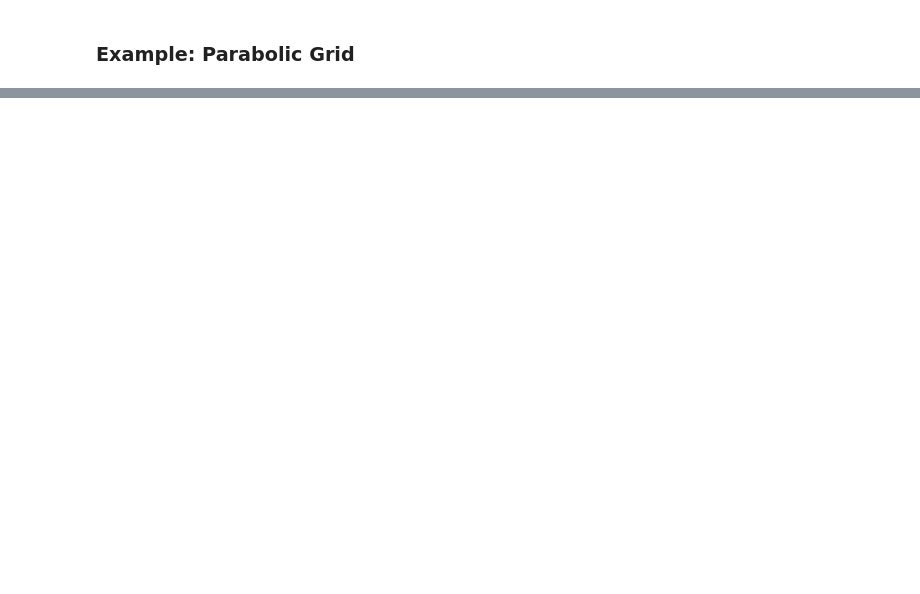
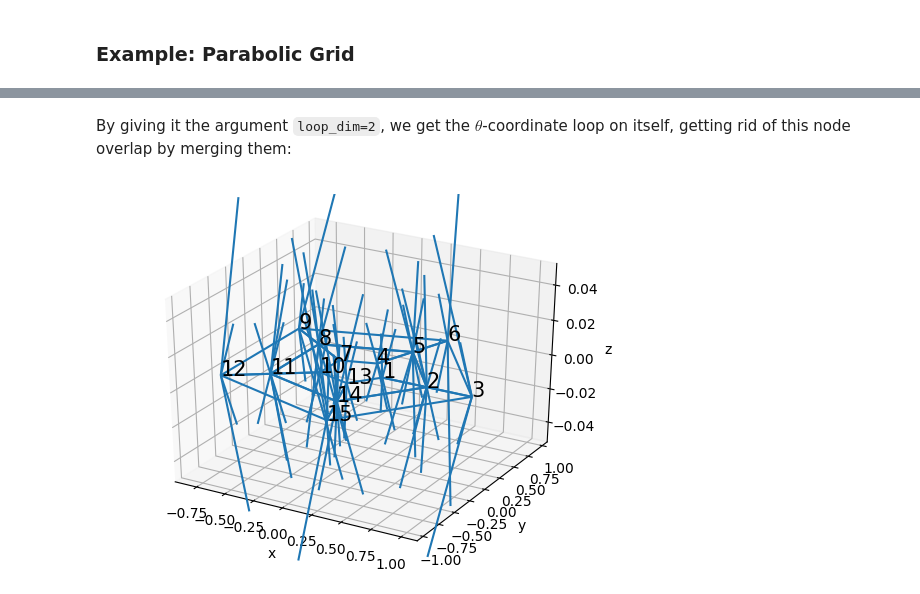
Before and after one commit to byuflowlab/GeometricTools.jl, a Jupyter notebook: docs/Documentation.ipynb, the cells around one changed output, grey strips where cells are left out. Saved outputs shown, nothing was run; the diff lists cells and outputs as text; code cells hidden in the pictures; blank space fills up the shorter version.

```diff
--- a/docs/Documentation.ipynb
+++ b/docs/Documentation.ipynb
@@ -966,0 +994,20 @@ end
+# %% [markdown]
+By giving it the argument `loop_dim=2`, we get the $\theta$-coordinate loop on itself, getting rid of this node overlap by merging them:
+# %%
+R = 1.0                   # Radius of circle
+
+P_min = [R/4, 0*pi/180]   # Lower boundaries r, theta
+P_max = [R, 360*pi/180]   # Upper boundaries r, theta
+
+NDIVS = [2, 5]            # 2 radius divisions, 5 angle divisions
+loop_dim = 2              # Loop the theta dimension
+
+# Generates the grid as cartesian
+grid = vtk.Grid(P_min, P_max, NDIVS, loop_dim)
+
+# Converts to cylindrical
+vtk.transform!(grid, vtk.cylindrical2D)
+
+vtk.plot(grid; labelnodes=true, labelcells=!true, labelndivs=!true)
+# %% [output]
+[figure, added]
```
Also changed, not shown: parts of 4 cells of this notebook, 1 other file.
